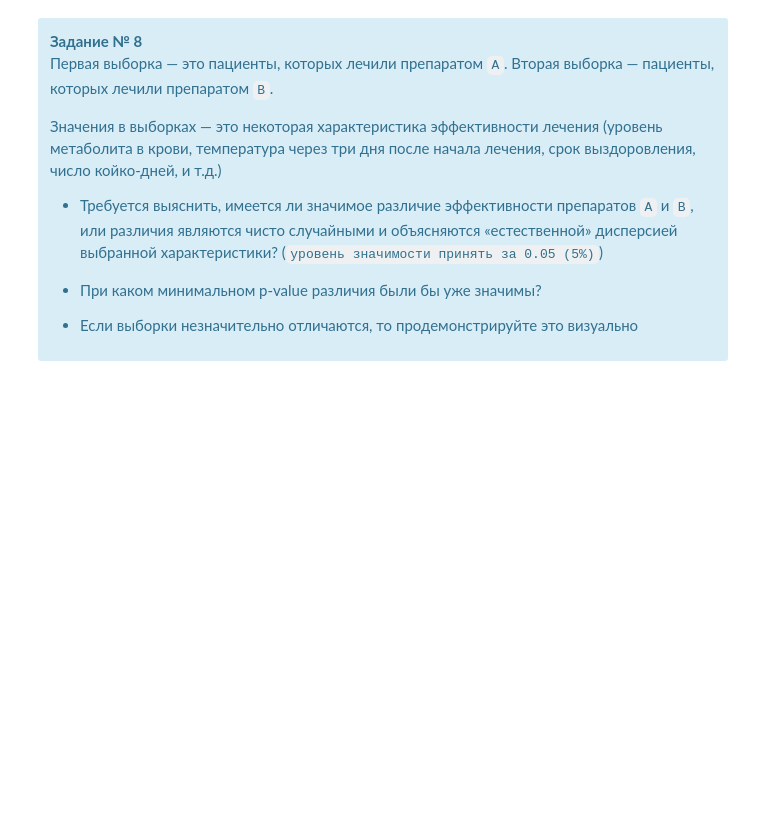
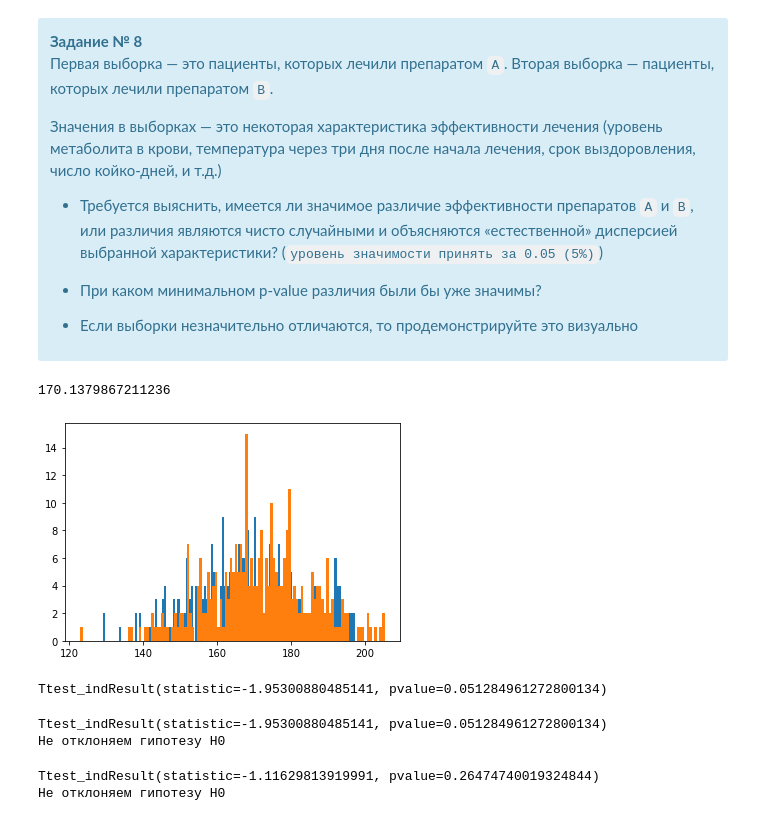
Before and after one commit to Gralex78/Home-Work-PYDA-20, a Jupyter notebook: 19_Confidential_intervals/HW_#19.ipynb, the cells around one changed output. Cells and saved outputs as stored; diff of their text form; code cells hidden in the pictures; blank space fills up the shorter version.

```diff
--- a/19_Confidential_intervals/HW_#19.ipynb
+++ b/19_Confidential_intervals/HW_#19.ipynb
@@ -871,3 +901,29 @@ B = stats.norm.rvs(scale=14,loc=171.4,size=300)
 
 ### Ваш код:
 # Подсказка, обратите внимание на Two-sample T-test
+
+drugs = np.concatenate((A, B))
+drugs.mean()
+# %% [output]
+170.1379867211236
+# %%
+plt.hist(A, bins=120);
+plt.hist(B, bins=120);
+# %% [output]
+[figure, added]
+# %%
+ stats.ttest_ind(a=A, b=B, equal_var=False)
+# %% [output]
+Ttest_indResult(statistic=-1.95300880485141, pvalue=0.051284961272800134)
+# %%
+alpha = 0.05
+result = stats.ttest_ind(a=A, b=B, equal_var=False)
+print(result)
+
+if result.pvalue < alpha:
+    print('Отклоняем гипотезу Н0')
+else:
+    print('Не отклоняем гипотезу Н0')
+# %% [output]
+Ttest_indResult(statistic=-1.95300880485141, pvalue=0.051284961272800134)
+Не отклоняем гипотезу Н0
@@ -873,0 +932,12 @@ B = stats.norm.rvs(scale=14,loc=171.4,size=300)
+# %%
+alpha = 0.05
+result = stats.ttest_ind(a=A, b=drugs, equal_var=False)
+print(result)
+
+if result.pvalue < alpha:
+    print('Отклоняем гипотезу Н0')
+else:
+    print('Не отклоняем гипотезу Н0')
+# %% [output]
+Ttest_indResult(statistic=-1.11629813919991, pvalue=0.26474740019324844)
+Не отклоняем гипотезу Н0
```
Also changed, not shown: parts of 16 cells of this notebook.
